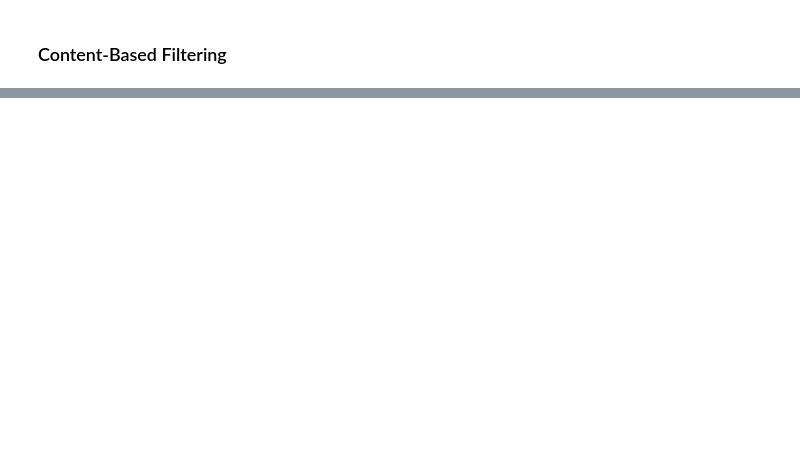
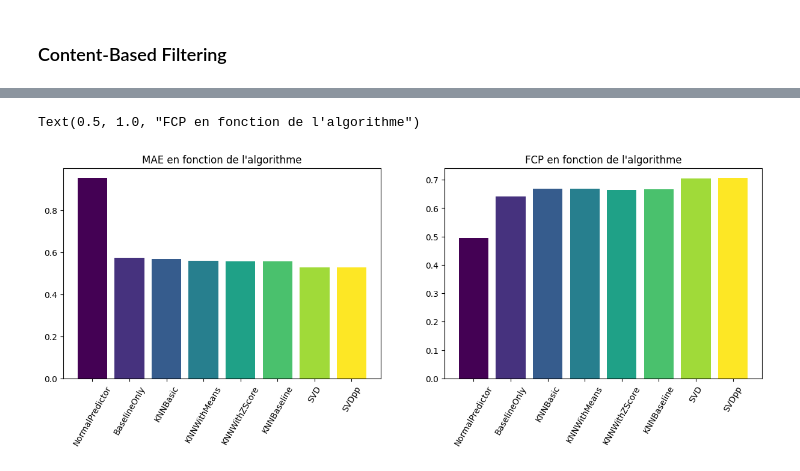
Before and after one commit to DataScientest-Studio/aug23_bds_reco_films, a Jupyter notebook: Timeline.ipynb, the cells around one changed output, grey strips where cells are left out. Cells and saved outputs as stored; diff of their text form; code cells hidden in the pictures; blank space fills up the shorter version.

```diff
--- a/Timeline.ipynb
+++ b/Timeline.ipynb
@@ -598,0 +919,14 @@ accuracy.fcp(predictions)
+# %%
+fig = plt.figure(figsize= (15,10))
+
+plt.subplot(221)
+plt.bar(data_model.columns, data_model.iloc[2,:], color = colors)
+plt.xticks(rotation = 60)
+plt.title("MAE en fonction de l'algorithme")
+plt.subplot(222)
+plt.bar(data_model.columns, data_model.iloc[3,:], color = colors)
+plt.xticks(rotation = 60)
+plt.title("FCP en fonction de l'algorithme")
+# %% [output]
+Text(0.5, 1.0, "FCP en fonction de l'algorithme")
+[figure, added]
```
Also changed, not shown: parts of 79 cells of this notebook.
